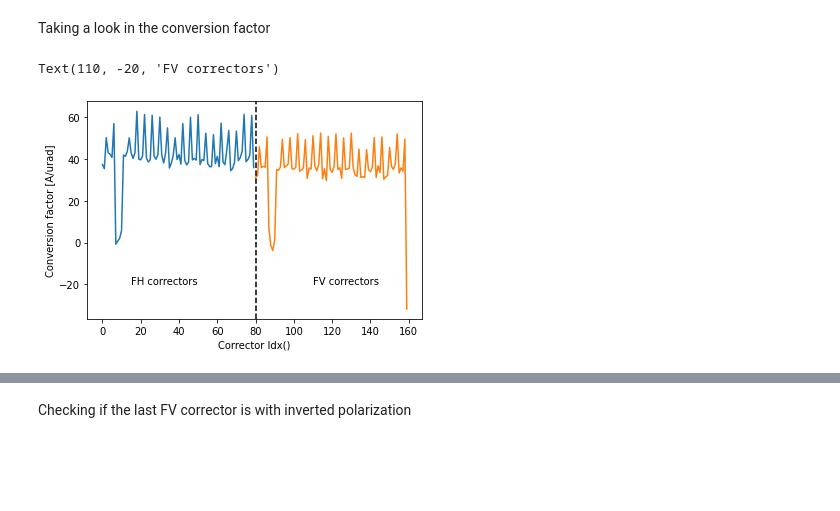
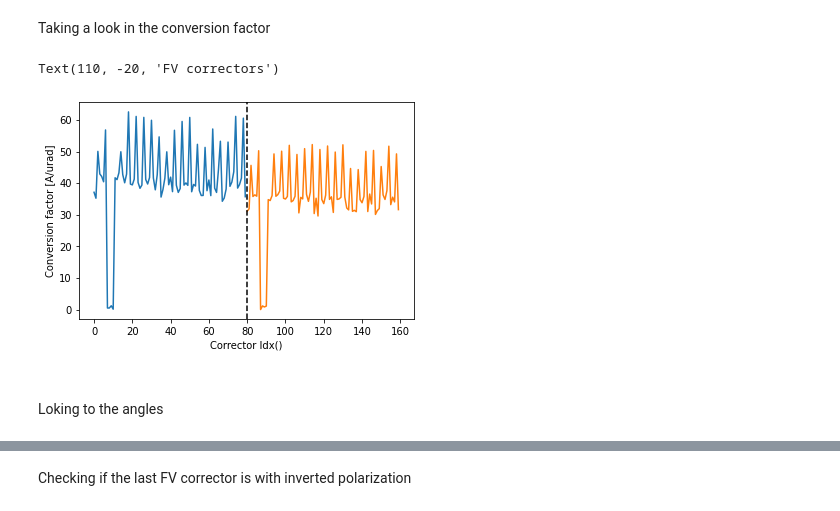
Before and after one commit to lnls-fac/apsuite, a Jupyter notebook: apsuite/fast_correctors/fast_correctors_polarization_measure.ipynb, the cells around one changed output, grey strips where cells are left out. Drawn from its saved outputs; the diff is of its cells as text; code cells hidden in the pictures; blank space fills up the shorter version.

```diff
--- a/apsuite/fast_correctors/fast_correctors_polarization_measure.ipynb
+++ b/apsuite/fast_correctors/fast_correctors_polarization_measure.ipynb
@@ -292,2 +276,2 @@ mod_sig = load_pickle('fast-corr-cod-signature-model.pickle')
 # %%
-data[fch_names[0]]['curr_delta']
+adj_dorb, curr2kick, angles = adjust_measures(data)
@@ -305,3 +289,0 @@ Comparing ORM diagonal blocks
-# %%
-meas_orm, mod_orm, curr2kick = compute_orm(data, 'h')
-compare_orb_matrices(meas_orm, mod_orm, 'h')
@@ -315,13 +291,15 @@ compare_orb_matrices(meas_orm, mod_orm, 'v')
 Taking a look in the conversion factor
 # %%
 x = np.arange(curr2kick.size)
-plt.plot(x[:80], curr2kick.T[:80], c='tab:blue')
-plt.plot(x[80:], curr2kick.T[80:], c='tab:orange')
+plt.plot(x[:80], curr2kick[0], c='tab:blue')
+plt.plot(x[80:], curr2kick[1], c='tab:orange')
 plt.ylabel("Conversion factor [A/urad]")
 plt.xlabel('Corrector Idx()')
 plt.axvline(80, ls='--', c='k')
 plt.annotate('FH correctors', xy=(15, -20))
 plt.annotate('FV correctors', xy=(110, -20))
 # %% [output]
 Text(110, -20, 'FV correctors')
-[figure, old version]
+[figure, new version]
+# %% [markdown]
+Loking to the angles
```
Also changed, not shown: parts of 45 cells of this notebook, 6 other files.
